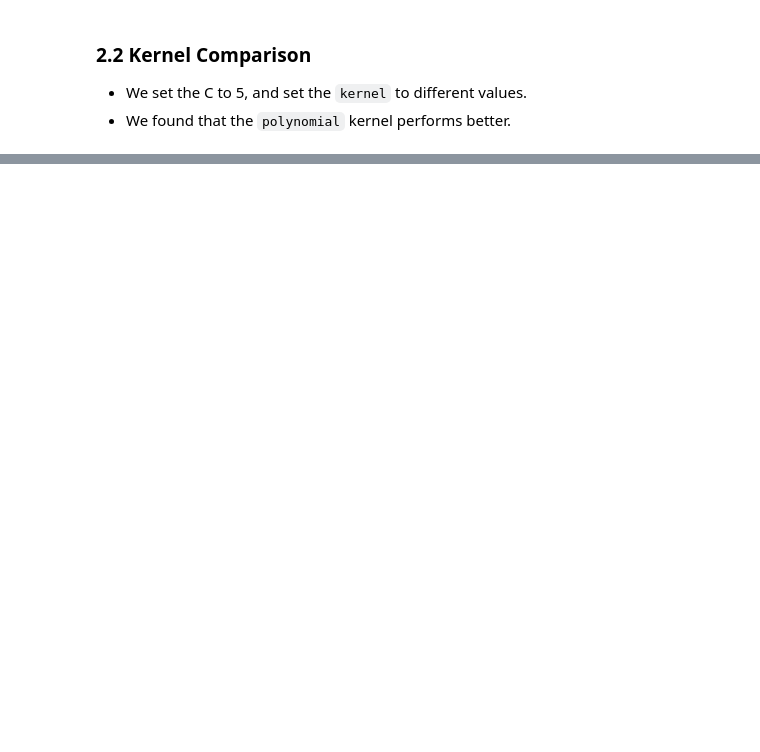
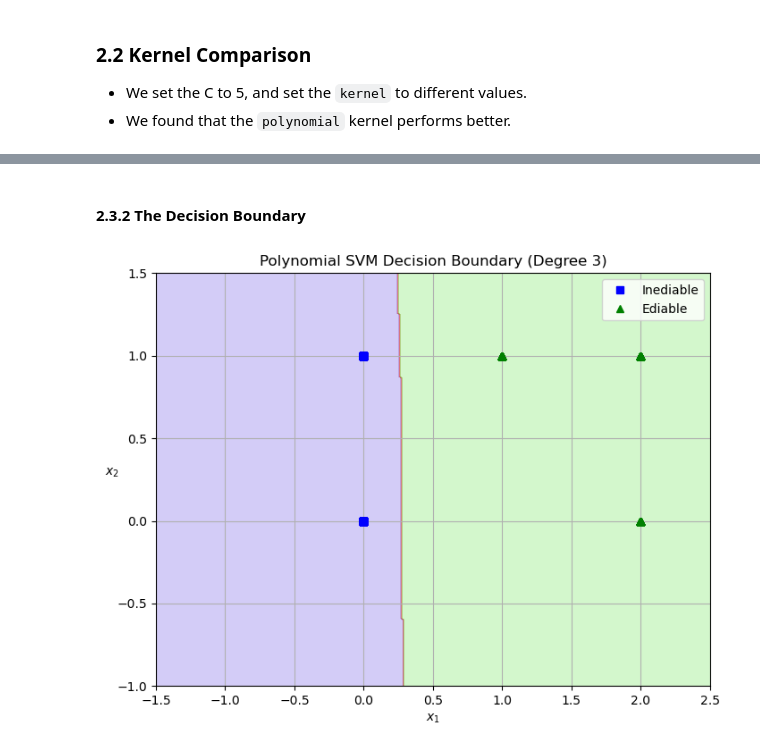
Before and after one commit to danielxfeng/machine_learning_basic_hamk, a Jupyter notebook: svm/solution/team10_svm.ipynb, the cells around one changed output, grey strips where cells are left out. Drawn from its saved outputs; the diff is of its cells as text; code cells hidden in the pictures; blank space fills up the shorter version.

```diff
--- a/svm/solution/team10_svm.ipynb
+++ b/svm/solution/team10_svm.ipynb
@@ -224,0 +268,2 @@ Accuracy: 0.9819524200164069
+# %%
+x = df[["odor", "gill-size"]]
@@ -252,0 +284,35 @@ plt.show()
+# %% [markdown]
+#### 2.3.2 The Decision Boundary
+# %%
+polynomial_svm_clf = make_pipeline(
+    PolynomialFeatures(degree=3),
+    StandardScaler(),
+    LinearSVC(C=10, max_iter=10000, dual=True, random_state=42)
+)
+polynomial_svm_clf.fit(X, y)
+
+def plot_dataset(X, y, axes):
+    plt.plot(X[:, 0][y==0], X[:, 1][y==0], "bs", label="Inediable")
+    plt.plot(X[:, 0][y==1], X[:, 1][y==1], "g^", label="Ediable")
+    plt.axis(axes)
+    plt.grid(True)
+    plt.xlabel("$x_1$")
+    plt.ylabel("$x_2$", rotation=0)
+    plt.legend()
+
+def plot_predictions(clf, axes):
+    x0s = np.linspace(axes[0], axes[1], 300)
+    x1s = np.linspace(axes[2], axes[3], 300)
+    x0, x1 = np.meshgrid(x0s, x1s)
+    X_grid = np.c_[x0.ravel(), x1.ravel()]
+    y_pred = clf.predict(X_grid).reshape(x0.shape)
+    plt.contourf(x0, x1, y_pred, cmap=plt.cm.brg, alpha=0.2)
+
+
+plt.figure(figsize=(8, 6))
+plot_predictions(polynomial_svm_clf, [-1.5, 2.5, -1, 1.5])
+plot_dataset(x.values, y, [-1.5, 2.5, -1, 1.5])
+plt.title("Polynomial SVM Decision Boundary (Degree 3)")
+plt.show()
+# %% [output]
+[figure, added]
```
Also changed, not shown: parts of 16 cells of this notebook, 1 other file.
